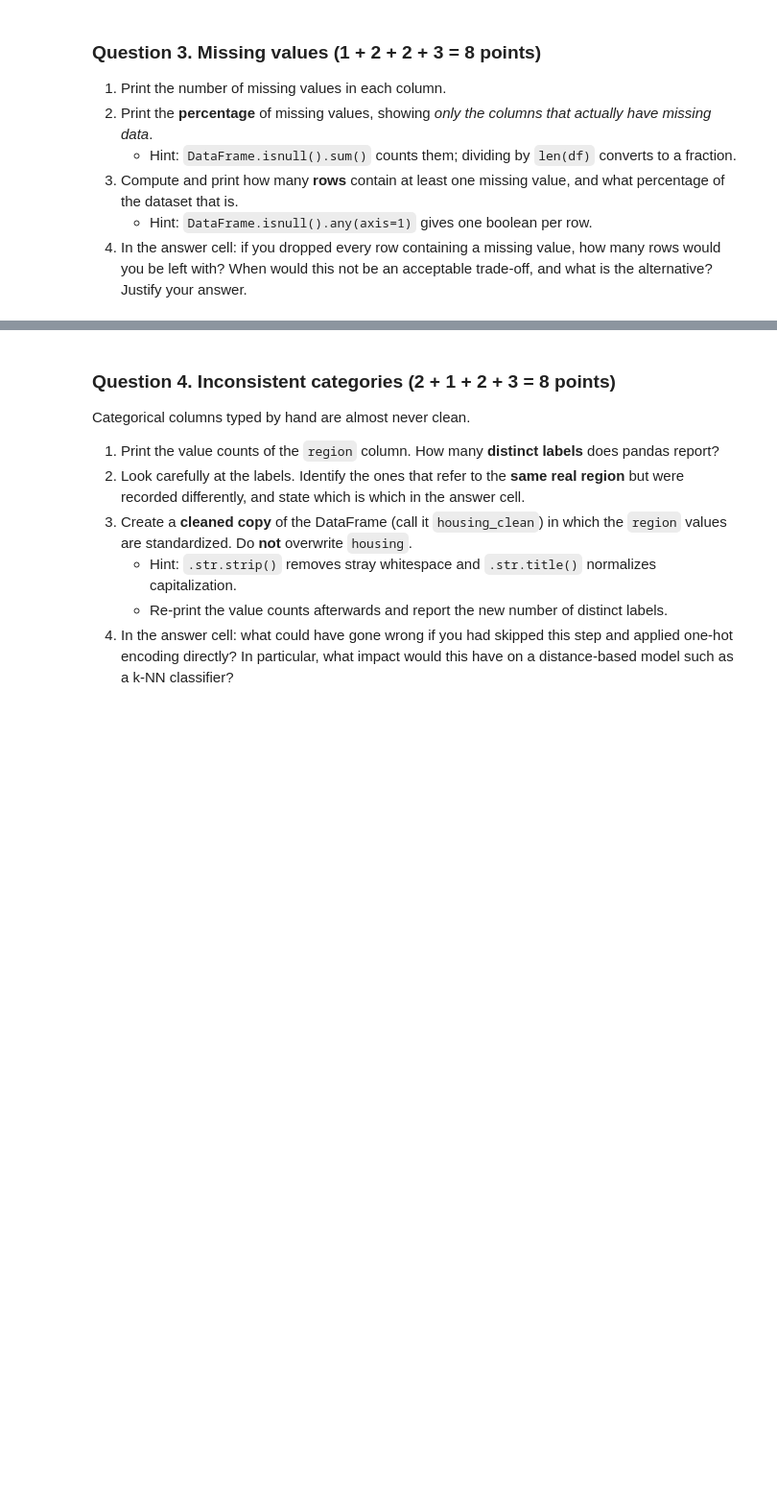
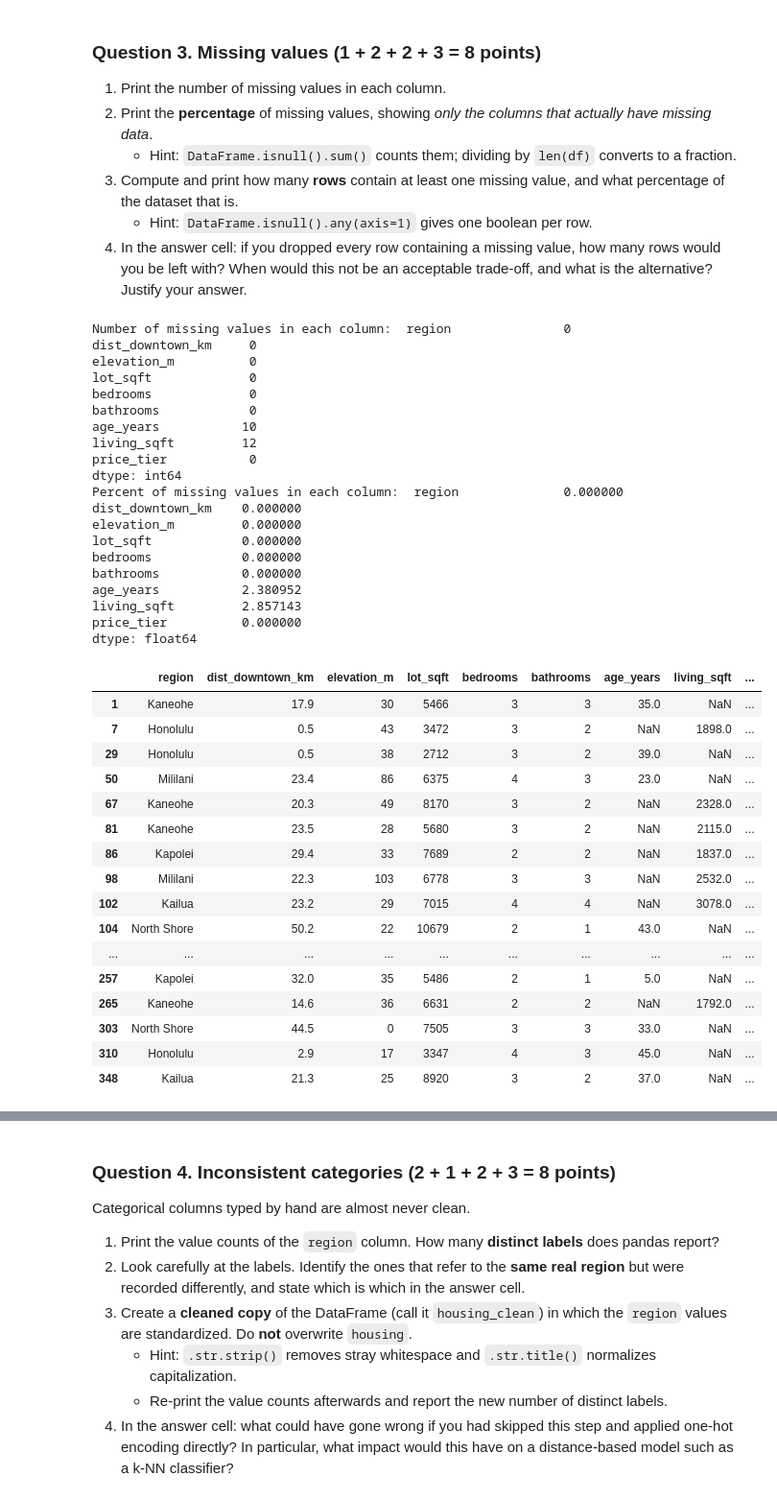
Before and after one commit to DennnnyH/ICS-235, a Jupyter notebook: Assignment_1/HuangDenny_1.ipynb, the cells around one changed output, grey strips where cells are left out. Shown at 96% size. Drawn from its saved outputs; the diff is of its cells as text; code cells hidden in the pictures; blank space fills up the shorter version.

```diff
--- a/Assignment_1/HuangDenny_1.ipynb
+++ b/Assignment_1/HuangDenny_1.ipynb
@@ -240,4 +240,52 @@ Accuracy: 0.3333333333333333
 4. In the answer cell: if you dropped every row containing a missing value, how many rows would you be left with? When would this not be an acceptable trade-off, and what is the alternative? Justify your answer.
 # %%
 # YOUR CODE
+missing_vals = housing.isna().sum()
+print("Number of missing values in each column: ", missing_vals)
+
+missing_vals_percent = (missing_vals / len(housing)) * 100
+print("Percent of missing values in each column: ", missing_vals_percent)
+
+
+atleast_one_missing_val_row = housing.loc[housing.isnull().any(axis=1)]
+atleast_one_missing_val_row
+# print(len(atleast_one_missing_val_row)) checks how many rows have at least 1 missing value
+# %% [output]
+Number of missing values in each column:  region               0
+dist_downtown_km     0
+elevation_m          0
+lot_sqft             0
+bedrooms             0
+bathrooms            0
+age_years           10
+living_sqft         12
+price_tier           0
+dtype: int64
+Percent of missing values in each column:  region              0.000000
+dist_downtown_km    0.000000
+elevation_m         0.000000
+lot_sqft            0.000000
+bedrooms            0.000000
+bathrooms           0.000000
+age_years           2.380952
+living_sqft         2.857143
+price_tier          0.000000
+dtype: float64
+|  | region | dist_downtown_km | elevation_m | lot_sqft | bedrooms | bathrooms | age_years | living_sqft | ... |
+| 1 | Kaneohe | 17.9 | 30 | 5466 | 3 | 3 | 35.0 | NaN | ... |
+| 7 | Honolulu | 0.5 | 43 | 3472 | 3 | 2 | NaN | 1898.0 | ... |
+| 29 | Honolulu | 0.5 | 38 | 2712 | 3 | 2 | 39.0 | NaN | ... |
+| 50 | Mililani | 23.4 | 86 | 6375 | 4 | 3 | 23.0 | NaN | ... |
+| 67 | Kaneohe | 20.3 | 49 | 8170 | 3 | 2 | NaN | 2328.0 | ... |
+| 81 | Kaneohe | 23.5 | 28 | 5680 | 3 | 2 | NaN | 2115.0 | ... |
+| 86 | Kapolei | 29.4 | 33 | 7689 | 2 | 2 | NaN | 1837.0 | ... |
+| 98 | Mililani | 22.3 | 103 | 6778 | 3 | 3 | NaN | 2532.0 | ... |
+| 102 | Kailua | 23.2 | 29 | 7015 | 4 | 4 | NaN | 3078.0 | ... |
+| 104 | North Shore | 50.2 | 22 | 10679 | 2 | 1 | 43.0 | NaN | ... |
+| ... | ... | ... | ... | ... | ... | ... | ... | ... | ... |
+| 257 | Kapolei | 32.0 | 35 | 5486 | 2 | 1 | 5.0 | NaN | ... |
+| 265 | Kaneohe | 14.6 | 36 | 6631 | 2 | 2 | NaN | 1792.0 | ... |
+| 303 | North Shore | 44.5 | 0 | 7505 | 3 | 3 | 33.0 | NaN | ... |
+| 310 | Honolulu | 2.9 | 17 | 3347 | 4 | 3 | 45.0 | NaN | ... |
+| 348 | Kailua | 21.3 | 25 | 8920 | 3 | 2 | 37.0 | NaN | ... |
 # %% [markdown]
```
Also changed, not shown: parts of 17 cells of this notebook.
